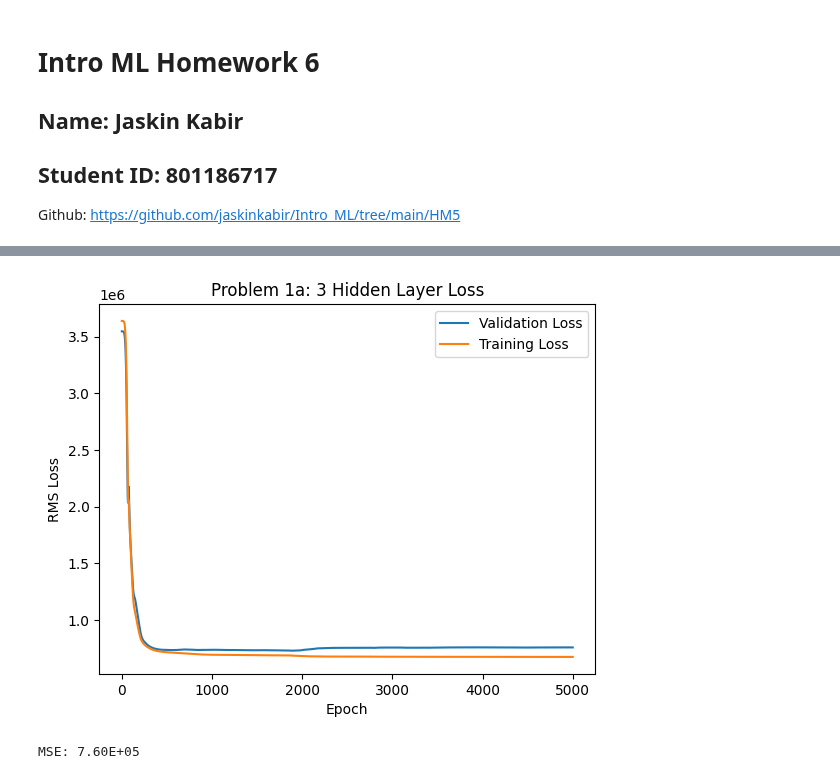
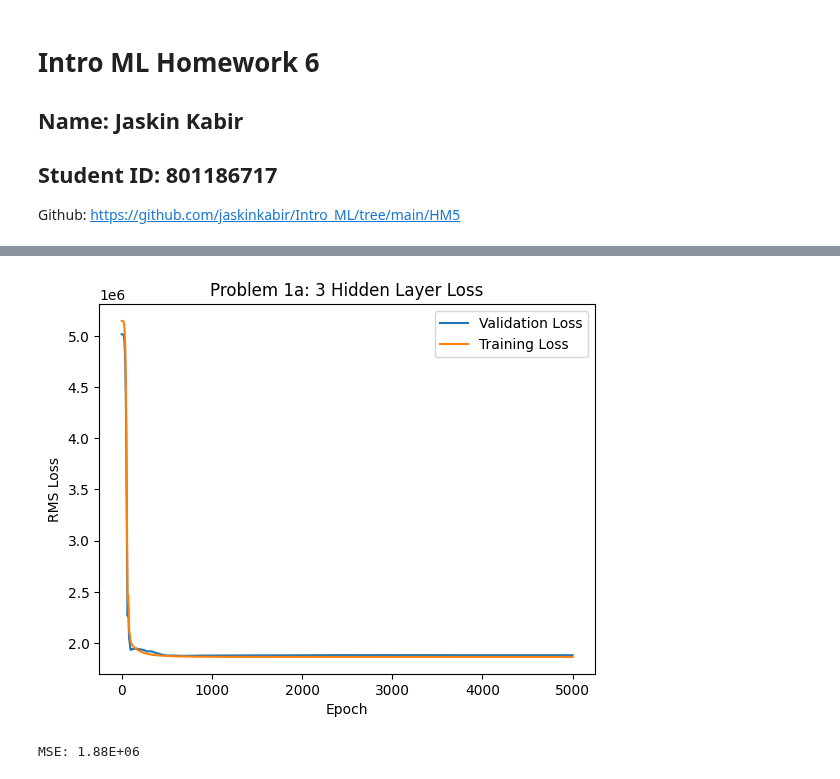
Before and after one commit to jaskinkabir/Intro_ML, a Jupyter notebook: HM6/HM6.ipynb, the cells around one changed output, grey strips where cells are left out. Saved outputs shown, nothing was run; the diff lists cells and outputs as text; code cells hidden in the pictures.

```diff
--- a/HM6/HM6.ipynb
+++ b/HM6/HM6.ipynb
@@ -77,7 +76,7 @@ class Regressor(nn.Module):
 
 
 
-    def train(self, epochs, X_train, X_test, Y_tr, Y_te, alpha=1e-2, loss_fn=nn.MSELoss(),):
+    def train(self, epochs, X_train, X_test, Y_train, Y_test, alpha=1e-2, loss_fn=nn.MSELoss(),):
 
         val_hist = np.zeros(epochs)
         train_hist = np.zeros(epochs)
@@ -86,15 +85,17 @@ class Regressor(nn.Module):
         for i in range(epochs):
             optimizer.zero_grad()
             Y_pred = self.forward(X_train)
-            loss = loss_fn(Y_pred, Y_train_p1)
+            loss = loss_fn(Y_pred.squeeze(), Y_train)
             loss.backward()
             optimizer.step()
+            train_hist[i] = np.sqrt(loss.item())
 
-            train_hist[i] = np.sqrt(loss.item())
-            Y_pred = self.forward(X_test)
-            val_hist[i] = np.sqrt(loss_fn(Y_pred, Y_te).item())
 
-        self.last_test = Y_test_p1
+            with torch.no_grad():
+                Y_pred_val = self.forward(X_test)
+                val_hist[i] = np.sqrt(loss_fn(Y_pred_val, Y_test).item())
+
+        self.last_test = Y_test_tensor_p1
         self.last_pred = self.forward(X_test)
         self.last_score = val_hist[-1]
 
@@ -176,27 +175,27 @@ MSE: 1.26E+06
 # %%
-model_2 = Regressor(
-    in_dim=X_train_p1.shape[1],
+model_1b = Regressor(
+    in_dim=X_train_tensor_p1.shape[1],
     out_dim=1,
-    hidden_layers=[8,8,8],
+    hidden_layers=[8,16,8],
     activation=nn.ReLU,
 ).to(device)
 
 
-model_2.train(
+model_1b.train(
     epochs=5000,
-    X_train=X_train_p1,
-    X_test=X_test_p1,
-    Y_tr=Y_train_p1,
-    Y_te=Y_test_p1,
+    X_train=X_train_tensor_p1,
+    X_test=X_test_tensor_p1,
+    Y_train=Y_train_tensor_p1,
+    Y_test=Y_test_tensor_p1,
     alpha=1e-1,
-    loss_fn=CustomMSELoss(),
+    loss_fn=nn.MSELoss(),
 )
 
-model_2.plot_loss('Problem 1a: 3 Hidden Layer Loss')
-model_2.print_results()
+model_1b.plot_loss('Problem 1a: 3 Hidden Layer Loss')
+model_1b.print_results()
 # %% [output]
-[figure, old version]
+[figure, new version]
-MSE: 7.60E+05
+MSE: 1.88E+06
 # %%
 from sklearn.datasets import load_breast_cancer
 
```
Also changed, not shown: parts of 10 cells of this notebook, 10 other files.
